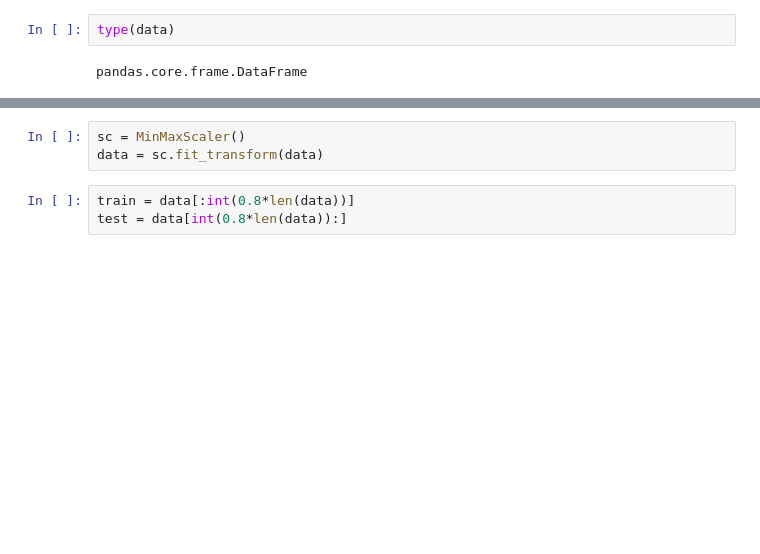
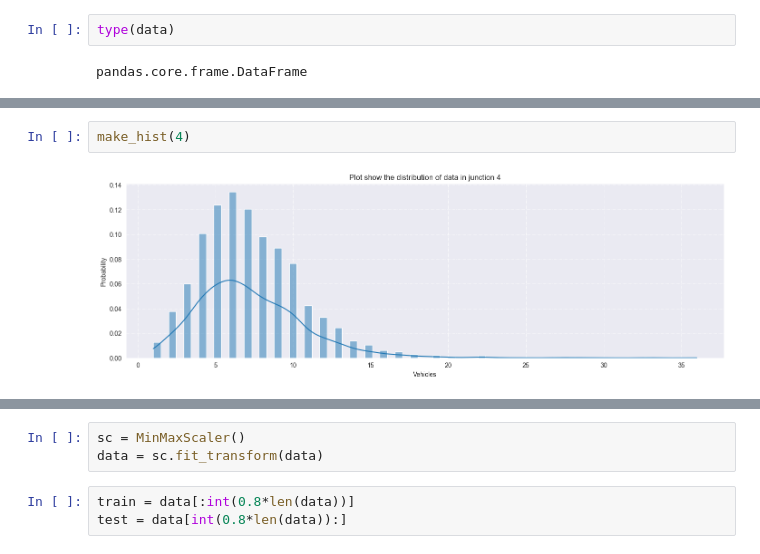
Before and after one commit to yasinsametkaraca/time-series-forecasting, a Jupyter notebook: smart-city/project.ipynb, the cells around one changed output, grey strips where cells are left out. Saved outputs shown, nothing was run; the diff lists cells and outputs as text; blank space fills up the shorter version.

```diff
--- a/smart-city/project.ipynb
+++ b/smart-city/project.ipynb
@@ -48,0 +90,4 @@ pandas.core.frame.DataFrame
+# %%
+make_hist(4)
+# %% [output]
+[figure, added]
```
Also changed, not shown: parts of 19 cells of this notebook, 4 other files.
